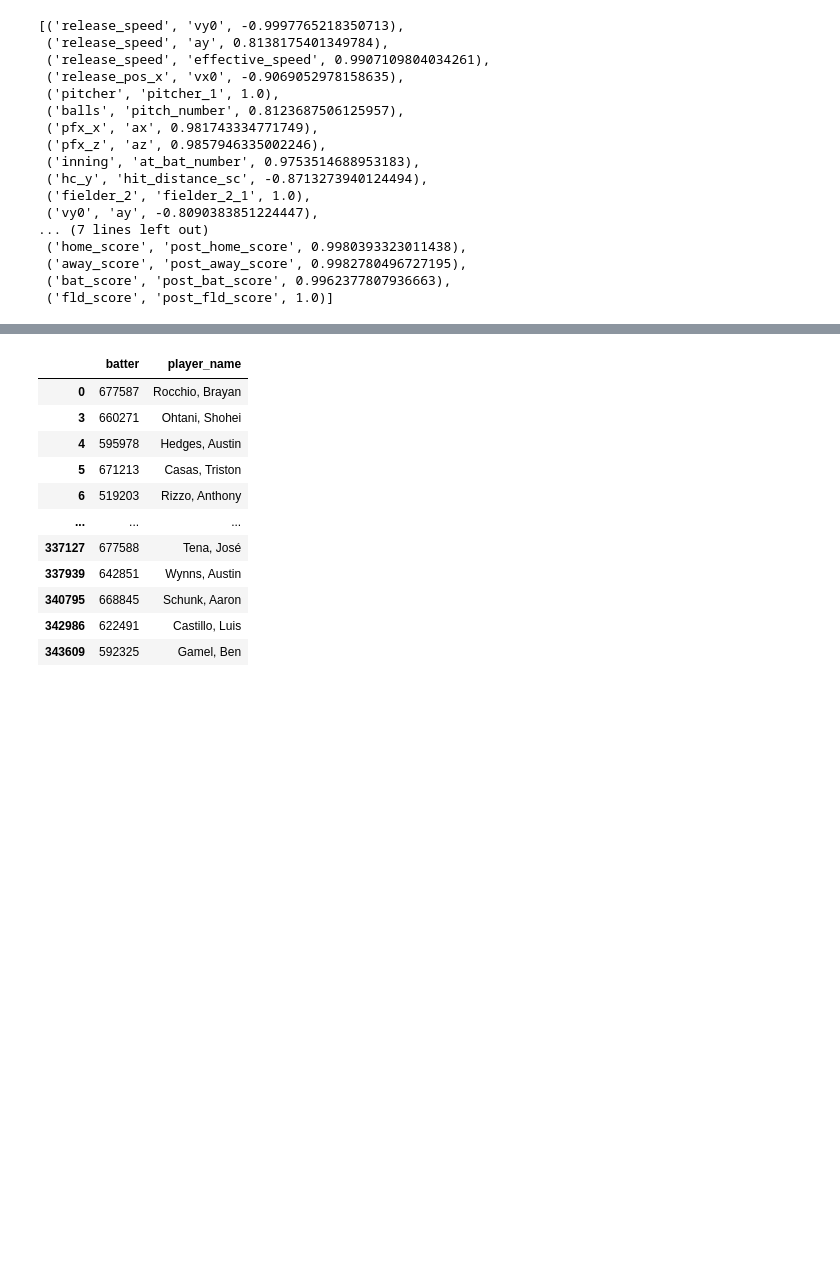
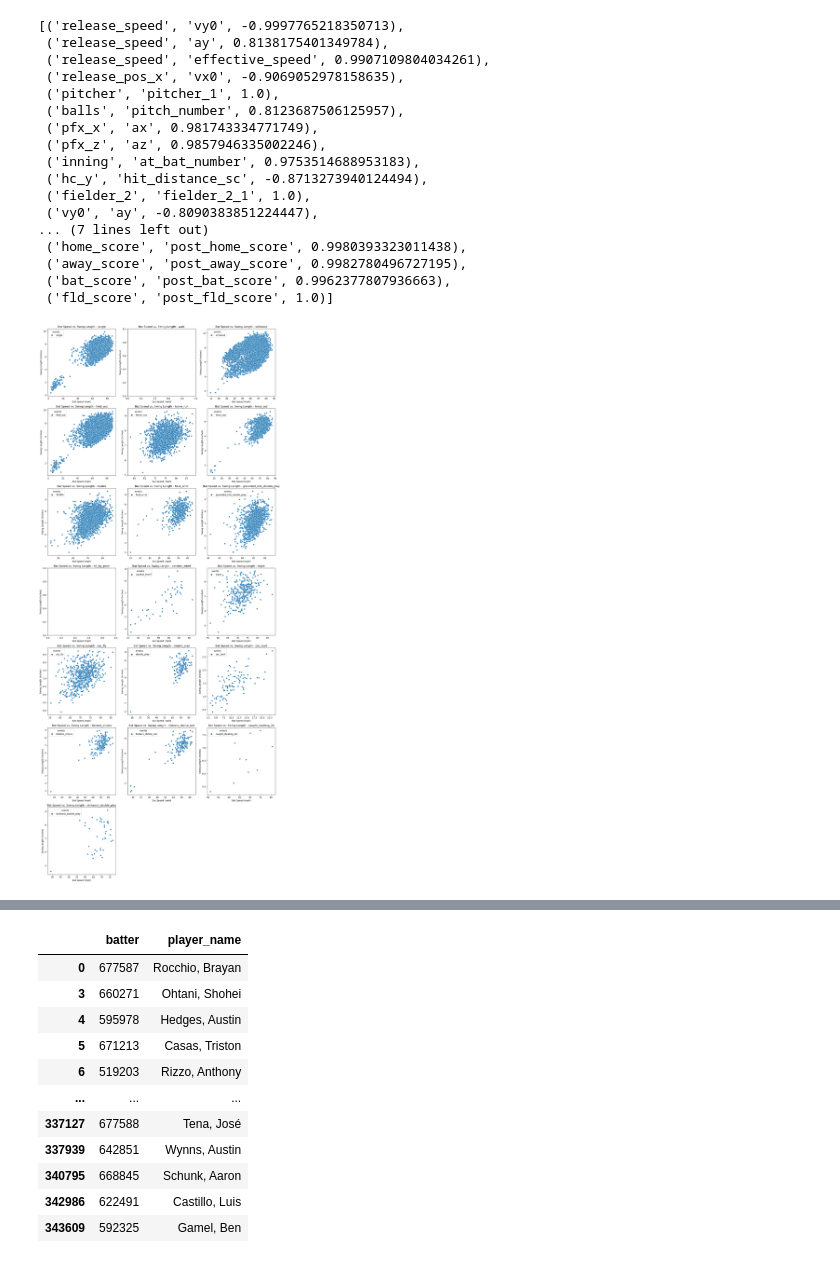
Before and after one commit to sathwik238/batter-pitcher-analysis, a Jupyter notebook: pitch_swing_data_understanding.ipynb, the cells around one changed output, grey strips where cells are left out. Cells and saved outputs as stored; diff of their text form; code cells hidden in the pictures; blank space fills up the shorter version.

```diff
--- a/pitch_swing_data_understanding.ipynb
+++ b/pitch_swing_data_understanding.ipynb
@@ -349,3 +349,40 @@ high_corr_pairs
  ('away_score', 'post_away_score', 0.9982780496727195),
  ('bat_score', 'post_bat_score', 0.9962377807936663),
  ('fld_score', 'post_fld_score', 1.0)]
+# %%
+import seaborn as sns
+import matplotlib.pyplot as plt
+import math
+
+# Filter out event types that have less than 50 samples to avoid cluttered plots
+filtered_events = [eve for eve in pitch_swing_data['events'].unique() if len(pitch_swing_data[pitch_swing_data['events'] == eve]) > 50]
+
+# Calculate the number of rows and columns for the subplots grid
+num_plots = len(filtered_events)
+num_cols = 3  # You can adjust this to fit more/less plots per row
+num_rows = math.ceil(num_plots / num_cols)
+
+# Create a figure with subplots
+fig, axes = plt.subplots(num_rows, num_cols, figsize=(15, num_rows * 5))
+
+# Flatten the axes array for easy iteration, in case of multiple rows/columns
+axes = axes.flatten()
+
+# Plot each event type in its own subplot
+for i, event in enumerate(filtered_events):
+    ax = axes[i]
+    filtered_data = pitch_swing_data[pitch_swing_data['events'] == event]
+
+    sns.scatterplot(data=filtered_data, x='bat_speed', y='swing_length', hue='events', ax=ax)
+    ax.set_title(f'Bat Speed vs. Swing Length - {event}')
+    ax.set_xlabel('Bat Speed (mph)')
+    ax.set_ylabel('Swing Length (inches)')
+
+# Remove any empty subplots
+for j in range(i + 1, len(axes)):
+    fig.delaxes(axes[j])
+
+plt.tight_layout()
+plt.show()
+# %% [output]
+[figure, added]
```
Also changed, not shown: parts of 13 cells of this notebook, 1 other file.
